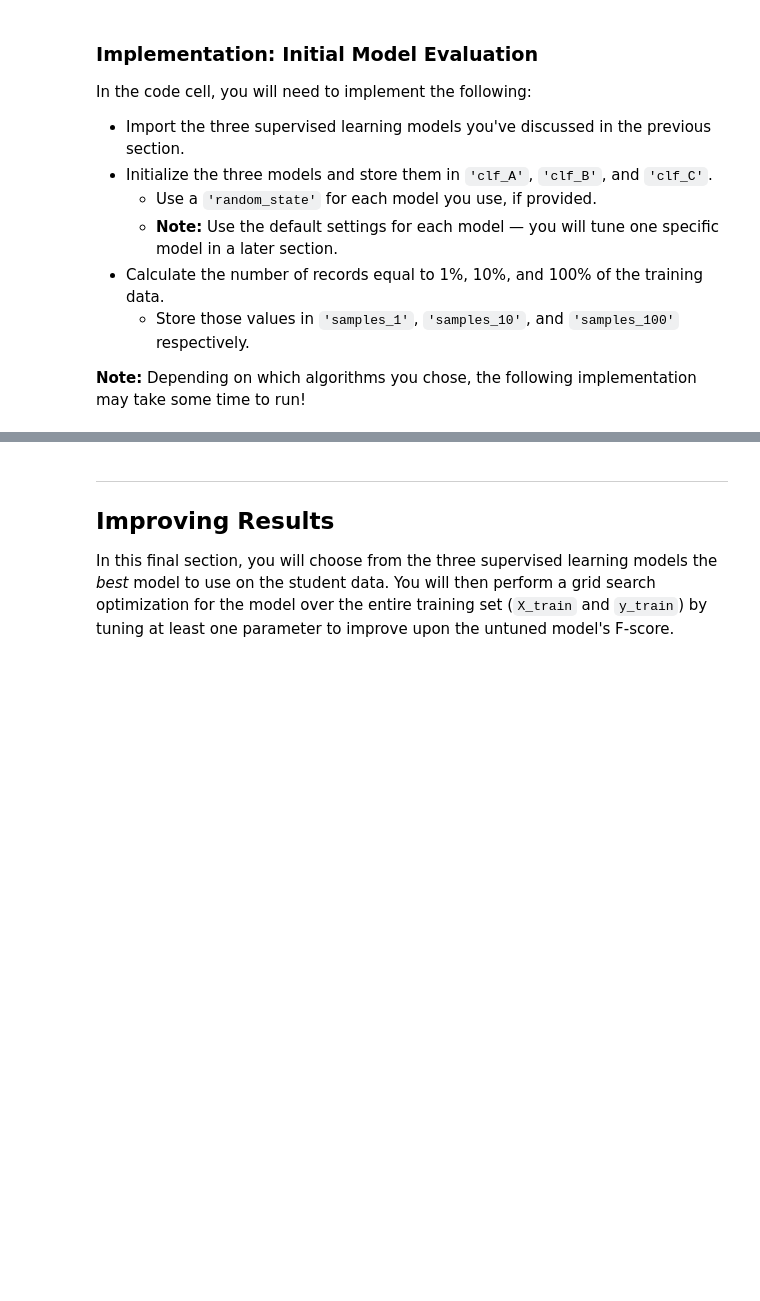
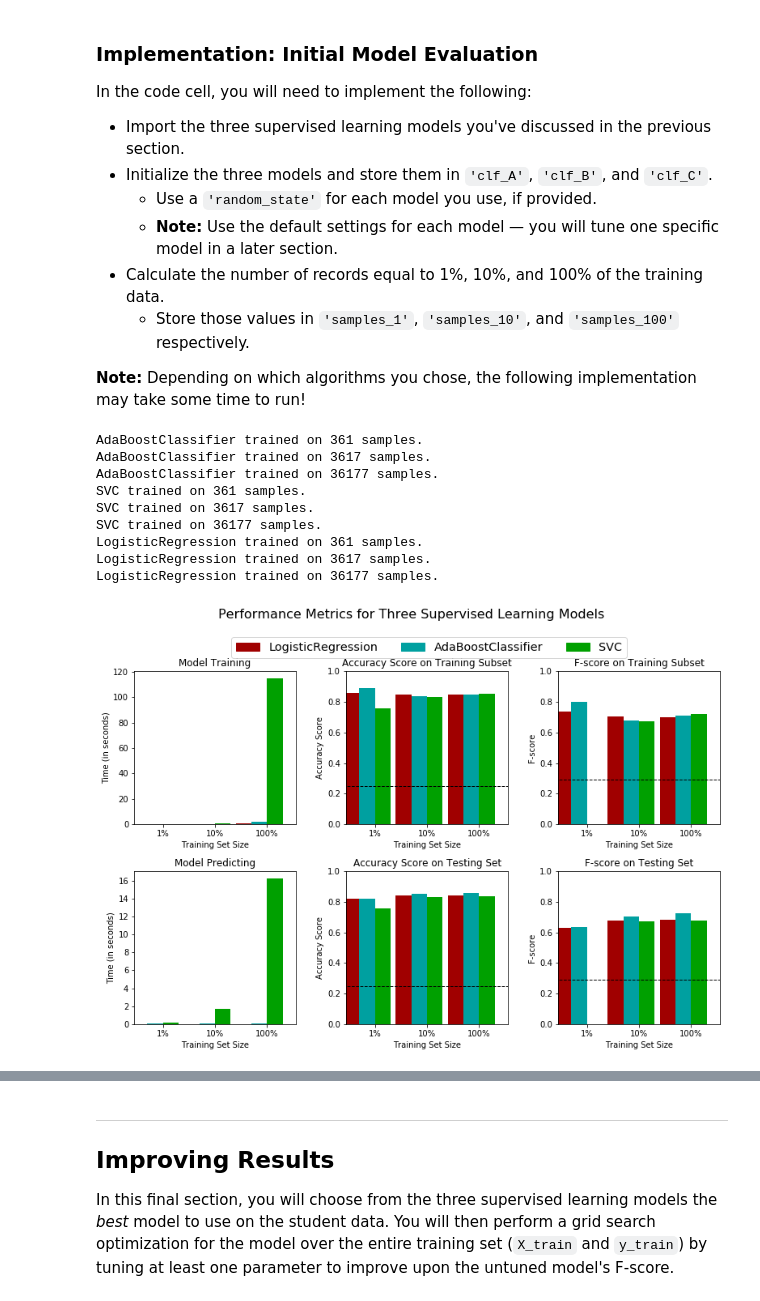
Before and after one commit to akatumba/mlnano, a Jupyter notebook: projects/finding_donors/finding_donors.ipynb, the cells around one changed output, grey strips where cells are left out. Drawn from its saved outputs; the diff is of its cells as text; code cells hidden in the pictures; blank space fills up the shorter version.

Commit message:
changes upto gridsearch

```diff
--- a/projects/finding_donors/finding_donors.ipynb
+++ b/projects/finding_donors/finding_donors.ipynb
@@ -380,7 +431,7 @@ In the code block below, you will need to implement the following:
    - Make sure that you set the `beta` parameter!
 # %%
 # TODO: Import two metrics from sklearn - fbeta_score and accuracy_score
-
+from sklearn.metrics import fbeta_score, accuracy_score
 def train_predict(learner, sample_size, X_train, y_train, X_test, y_test):
     '''
     inputs:
@@ -396,33 +447,33 @@ def train_predict(learner, sample_size, X_train, y_train, X_test, y_test):
 
     # TODO: Fit the learner to the training data using slicing with 'sample_size' using .fit(training_features[:], training_labels[:])
     start = time() # Get start time
-    learner = None
+    learner.fit(X_train[:sample_size], y_train[:sample_size])
     end = time() # Get end time
 
     # TODO: Calculate the training time
-    results['train_time'] = None
+    results['train_time'] = end - start
 
     # TODO: Get the predictions on the test set(X_test),
     #       then get predictions on the first 300 training samples(X_train) using .predict()
     start = time() # Get start time
-    predictions_test = None
-    predictions_train = None
+    predictions_test = learner.predict(X_test)
+    predictions_train = learner.predict(X_train[:300])
     end = time() # Get end time
 
     # TODO: Calculate the total prediction time
-    results['pred_time'] = None
+    results['pred_time'] = end - start
 
     # TODO: Compute accuracy on the first 300 training samples which is y_train[:300]
-    results['acc_train'] = None
+    results['acc_train'] = accuracy_score(y_train[:300], predictions_train)
 
     # TODO: Compute accuracy on test set using accuracy_score()
-    results['acc_test'] = None
+    results['acc_test'] = accuracy_score(y_test, predictions_test)
 
     # TODO: Compute F-score on the the first 300 training samples using fbeta_score()
-    results['f_train'] = None
+    results['f_train'] = fbeta_score(y_train[:300], predictions_train, 0.5)
 
     # TODO: Compute F-score on the test set which is y_test
-    results['f_test'] = None
+    results['f_test'] = fbeta_score(y_test, predictions_test, 0.5)
 
     # Success
     print "{} trained on {} samples.".format(learner.__class__.__name__, sample_size)
@@ -442,28 +493,45 @@ In the code cell, you will need to implement the following:
 **Note:** Depending on which algorithms you chose, the following implementation may take some time to run!
 # %%
 # TODO: Import the three supervised learning models from sklearn
-
+from sklearn.ensemble import AdaBoostClassifier
+from sklearn.svm import SVC
+from sklearn.linear_model import LogisticRegression
+from sklearn.tree import DecisionTreeClassifier
+# TODO: Initialize the classifier
+# clf = AdaBoostClassifier(base_estimator=DecisionTreeClassifier(), random_state=50)
 # TODO: Initialize the three models
-clf_A = None
-clf_B = None
-clf_C = None
+#always define the base_estimator param it is necessary for gridsearch cv
+clf_A = AdaBoostClassifier(base_estimator=DecisionTreeClassifier(max_depth=1,random_state = 50 ), random_state = 50)
+clf_B = SVC(random_state=51)
+clf_C = LogisticRegression(random_state=52)
 
 # TODO: Calculate the number of samples for 1%, 10%, and 100% of the training data
 # HINT: samples_100 is the entire training set i.e. len(y_train)
 # HINT: samples_10 is 10% of samples_100
 # HINT: samples_1 is 1% of samples_100
-samples_100 = None
-samples_10 = None
-samples_1 = None
+samples_100 = len(y_train)
+samples_10 = int(samples_100 * 0.1)
+samples_1 = int(samples_10 * 0.1)
 
 # Collect results on the learners
 results = {}
 for clf in [clf_A, clf_B, clf_C]:
     clf_name = clf.__class__.__name__
     results[clf_name] = {}
     for i, samples in enumerate([samples_1, samples_10, samples_100]):
         results[clf_name][i] = \
         train_predict(clf, samples, X_train, y_train, X_test, y_test)
 
 # Run metrics visualization for the three supervised learning models chosen
 vs.evaluate(results, accuracy, fscore)
+# %% [output]
+AdaBoostClassifier trained on 361 samples.
+AdaBoostClassifier trained on 3617 samples.
+AdaBoostClassifier trained on 36177 samples.
+SVC trained on 361 samples.
+SVC trained on 3617 samples.
+SVC trained on 36177 samples.
+LogisticRegression trained on 361 samples.
+LogisticRegression trained on 3617 samples.
+LogisticRegression trained on 36177 samples.
+[figure, added]
```
Also changed, not shown: parts of 11 cells of this notebook.
